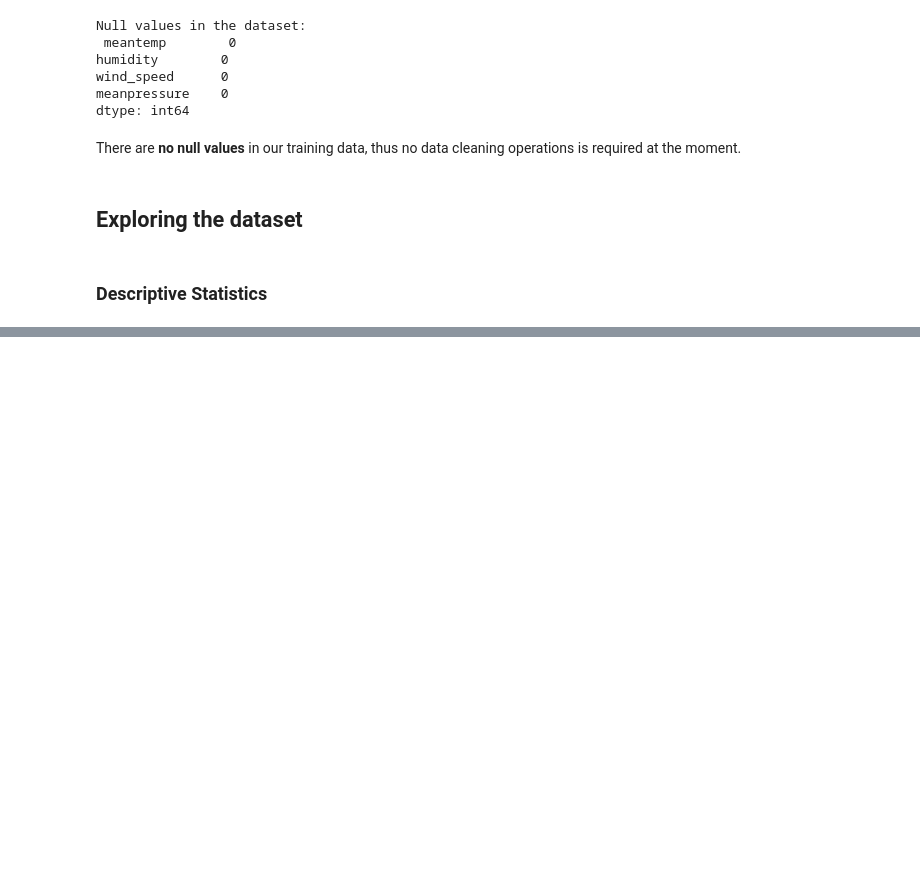
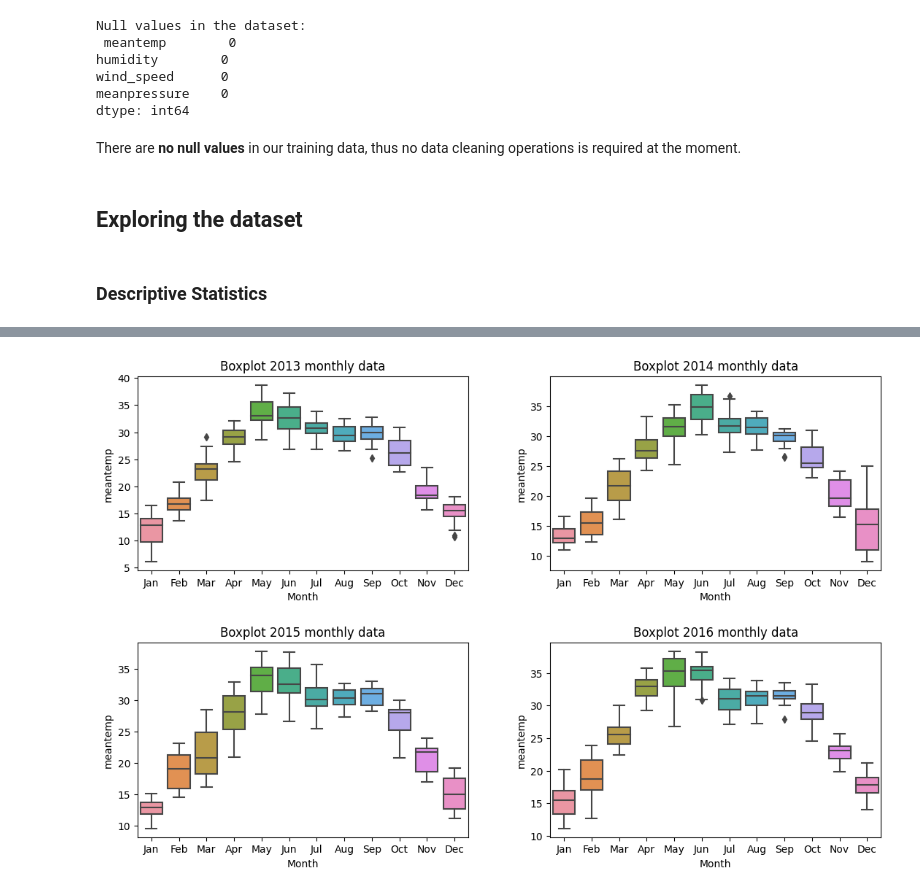
Before and after one commit to marcocolognesi/Weather_Forecast, a Jupyter notebook: project.ipynb, the cells around one changed output, grey strips where cells are left out. Cells and saved outputs as stored; diff of their text form; code cells hidden in the pictures; blank space fills up the shorter version.

```diff
--- a/project.ipynb
+++ b/project.ipynb
@@ -83,0 +123,10 @@ There are **no null values** in our training data, thus no data cleaning operati
+# %%
+fig, axes = plt.subplots(ncols=2, nrows=2, figsize=(12,8))
+fig.tight_layout(pad=5)
+sns.boxplot(x= data[data.index.year == 2013]['Month'].dt.strftime('%b'), y= data[data.index.year == 2013]['meantemp'], ax=axes[0,0]).set_title('Boxplot 2013 monthly data')
+sns.boxplot(x= data[data.index.year == 2014]['Month'].dt.strftime('%b'), y= data[data.index.year == 2014]['meantemp'], ax=axes[0,1]).set_title('Boxplot 2014 monthly data')
+sns.boxplot(x= data[data.index.year == 2015]['Month'].dt.strftime('%b'), y= data[data.index.year == 2015]['meantemp'], ax=axes[1,0]).set_title('Boxplot 2015 monthly data')
+sns.boxplot(x= data[data.index.year == 2016]['Month'].dt.strftime('%b'), y= data[data.index.year == 2016]['meantemp'], ax=axes[1,1]).set_title('Boxplot 2016 monthly data')
+plt.show()
+# %% [output]
+[figure, added]
```
Also changed, not shown: parts of 4 cells of this notebook.
